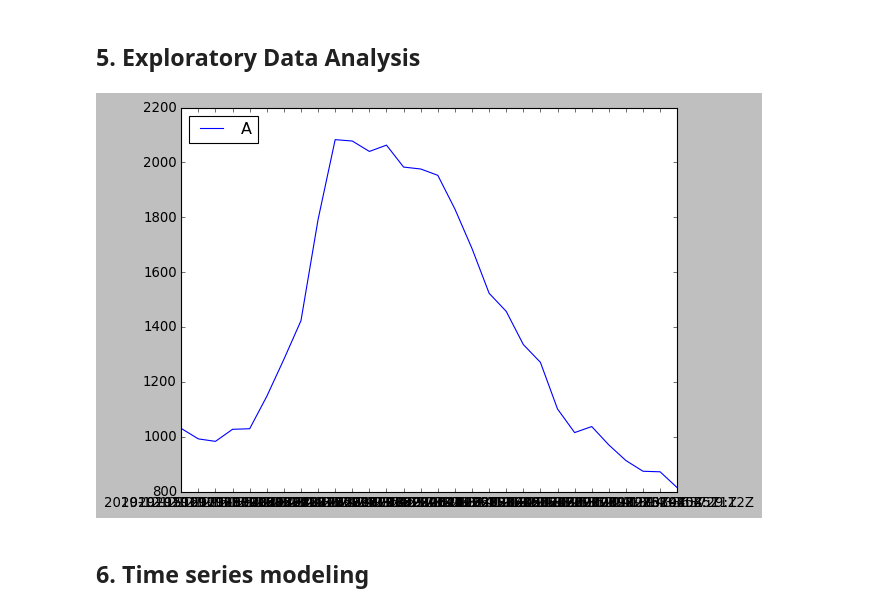
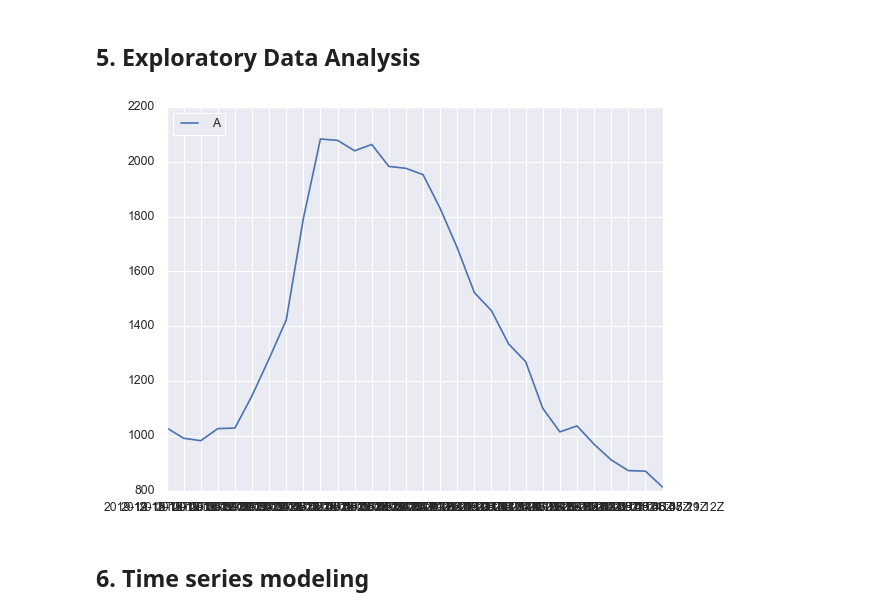
Before and after one commit to algakovic/ROMobile-MarketPrice-Timeseries-Analysis, a Jupyter notebook: SandboxROMExchangeAPI.ipynb, the cells around one changed output. Cells and saved outputs as stored; diff of their text form; code cells hidden in the pictures.

Commit message:
changed seaborn import to seaborn set()

```diff
--- a/SandboxROMExchangeAPI.ipynb
+++ b/SandboxROMExchangeAPI.ipynb
@@ -29,10 +29,12 @@ import pandas as pd
 import json
 from pandas.io.json import json_normalize
 
-import seaborn as sns
+
 import matplotlib.pyplot as plt
 %matplotlib inline
 plt.style.use('classic')
+import seaborn as sns
+sns.set()
 # %% [markdown]
 ## 2. Making Requests
 # %%
@@ -129,11 +131,11 @@ dfsea
 # %%
 #plt.hist(dfglobal['price'], normed=True, alpha=0.5)
 
 # Plot the data with Matplotlib defaults
 plt.plot(dfglobal.time, dfglobal.price)
-plt.legend('ABCDEF', ncol=2, loc='upper left');
+plt.legend('ABCDE', ncol=2, loc='upper left');
 # %% [output]
-[figure, old version]
+[figure, new version]
 # %% [markdown]
 ## 6. Time series modeling
 # %%
```
